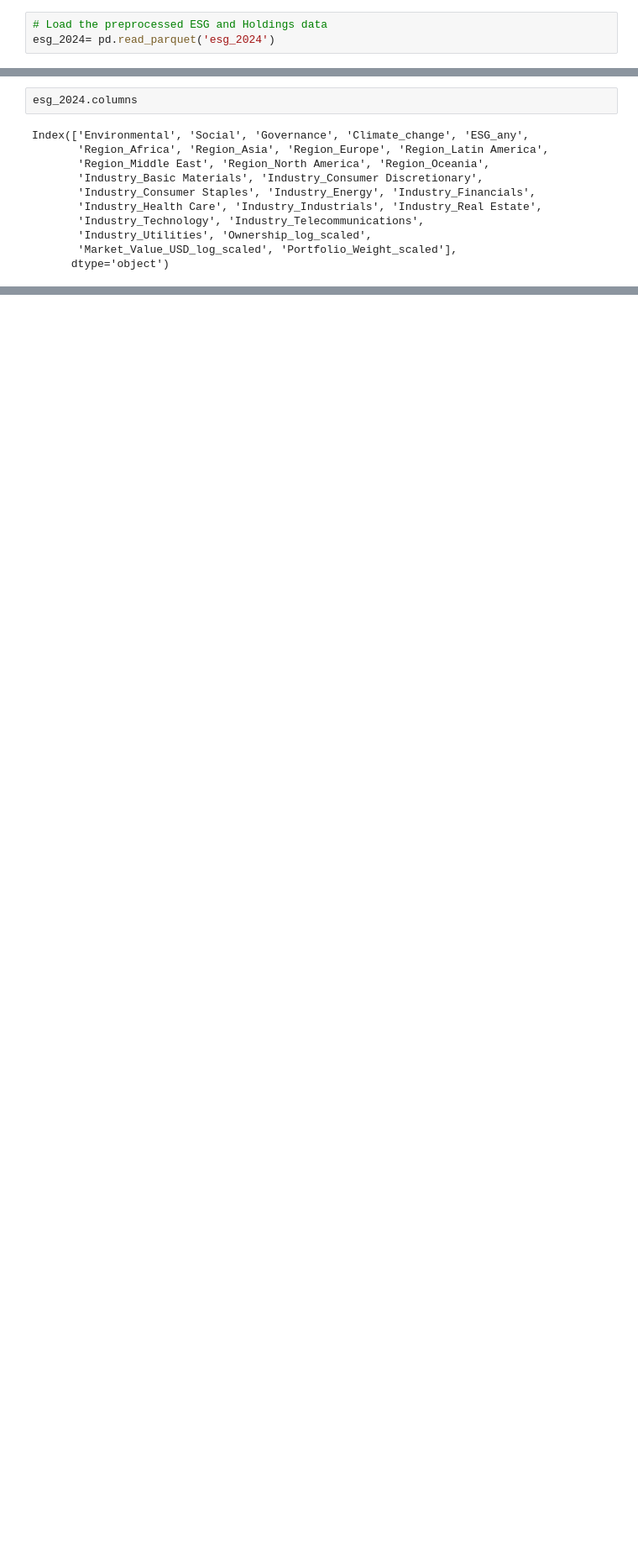
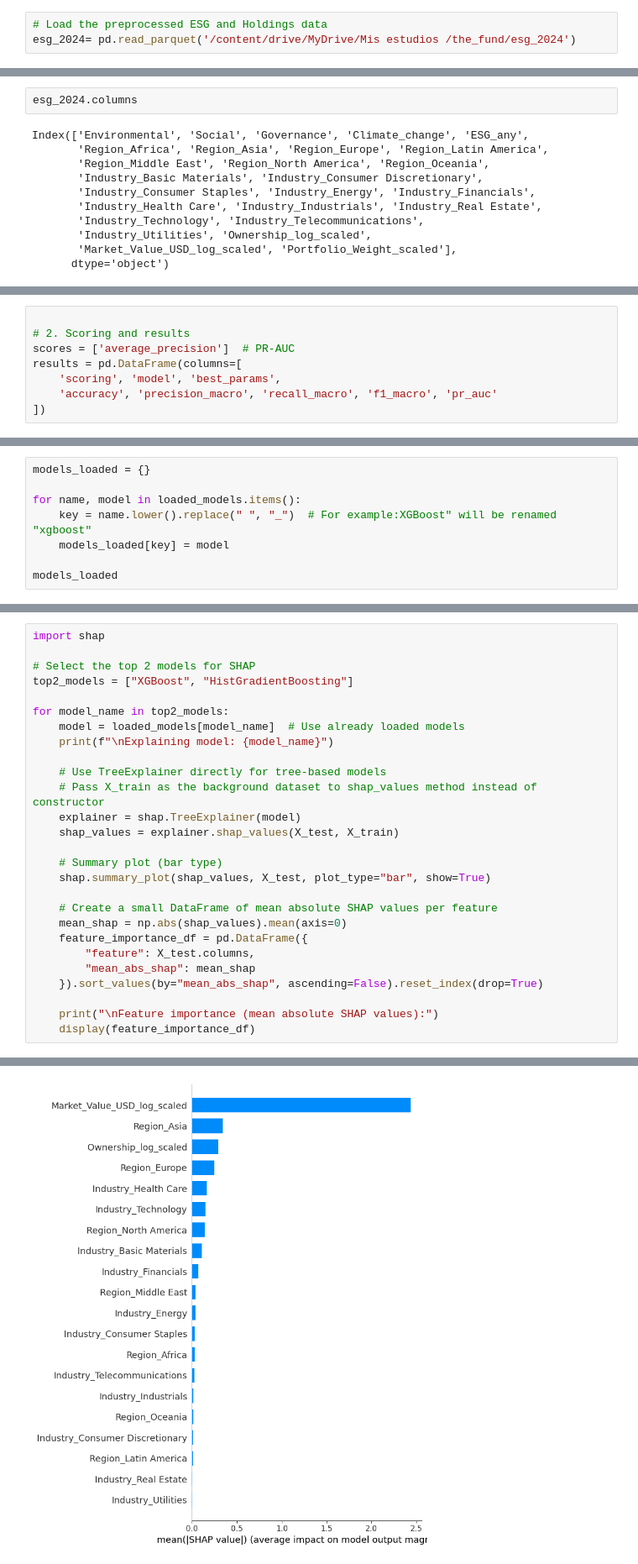
Before and after one commit to JoseBarros23/gpfg-esg-ml-analysis-2024, a Jupyter notebook: esg_ml.ipynb, the cells around one changed output, grey strips where cells are left out. Shown at 84% size. Saved outputs shown, nothing was run; the diff lists cells and outputs as text; blank space fills up the shorter version.

```diff
--- a/esg_ml.ipynb
+++ b/esg_ml.ipynb
@@ -11,6 +100,6 @@ from sklearn.model_selection import train_test_split
 # %%
 # Load the preprocessed ESG and Holdings data
-esg_2024= pd.read_parquet('esg_2024')
+esg_2024= pd.read_parquet('/content/drive/MyDrive/Mis estudios /the_fund/esg_2024')
 # %%
 # Show the data
 esg_2024.sample(3)
@@ -79,0 +329,8 @@ print(lb)
+# %%
+
+# 2. Scoring and results
+scores = ['average_precision']  # PR-AUC
+results = pd.DataFrame(columns=[
+    'scoring', 'model', 'best_params',
+    'accuracy', 'precision_macro', 'recall_macro', 'f1_macro', 'pr_auc'
+])
@@ -79,0 +575,8 @@ print(lb)
+# %%
+models_loaded = {}
+
+for name, model in loaded_models.items():
+    key = name.lower().replace(" ", "_")  # For example:XGBoost" will be renamed "xgboost"
+    models_loaded[key] = model
+
+models_loaded
@@ -79,0 +742,28 @@ print(lb)
+# %%
+import shap
+
+# Select the top 2 models for SHAP
+top2_models = ["XGBoost", "HistGradientBoosting"]
+
+for model_name in top2_models:
+    model = loaded_models[model_name]  # Use already loaded models
+    print(f"\nExplaining model: {model_name}")
+
+    # Use TreeExplainer directly for tree-based models
+    # Pass X_train as the background dataset to shap_values method instead of constructor
+    explainer = shap.TreeExplainer(model)
+    shap_values = explainer.shap_values(X_test, X_train)
+
+    # Summary plot (bar type)
+    shap.summary_plot(shap_values, X_test, plot_type="bar", show=True)
+
+    # Create a small DataFrame of mean absolute SHAP values per feature
+    mean_shap = np.abs(shap_values).mean(axis=0)
+    feature_importance_df = pd.DataFrame({
+        "feature": X_test.columns,
+        "mean_abs_shap": mean_shap
+    }).sort_values(by="mean_abs_shap", ascending=False).reset_index(drop=True)
+
+    print("\nFeature importance (mean absolute SHAP values):")
+    display(feature_importance_df)
+# %% [output]
@@ -79,0 +771 @@ print(lb)
+[figure, added]
```
Also changed, not shown: parts of 71 cells of this notebook.
